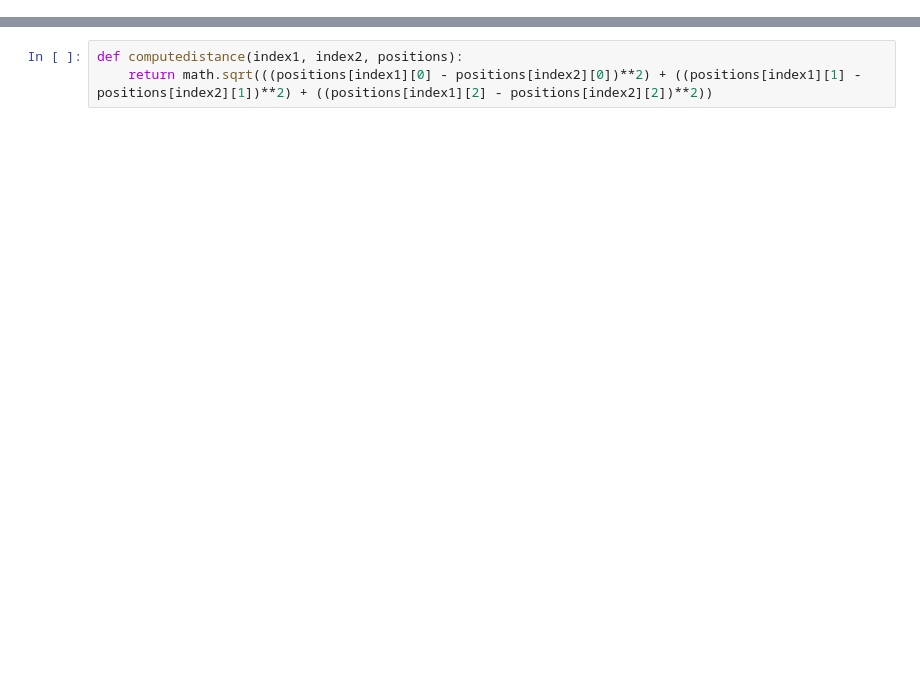
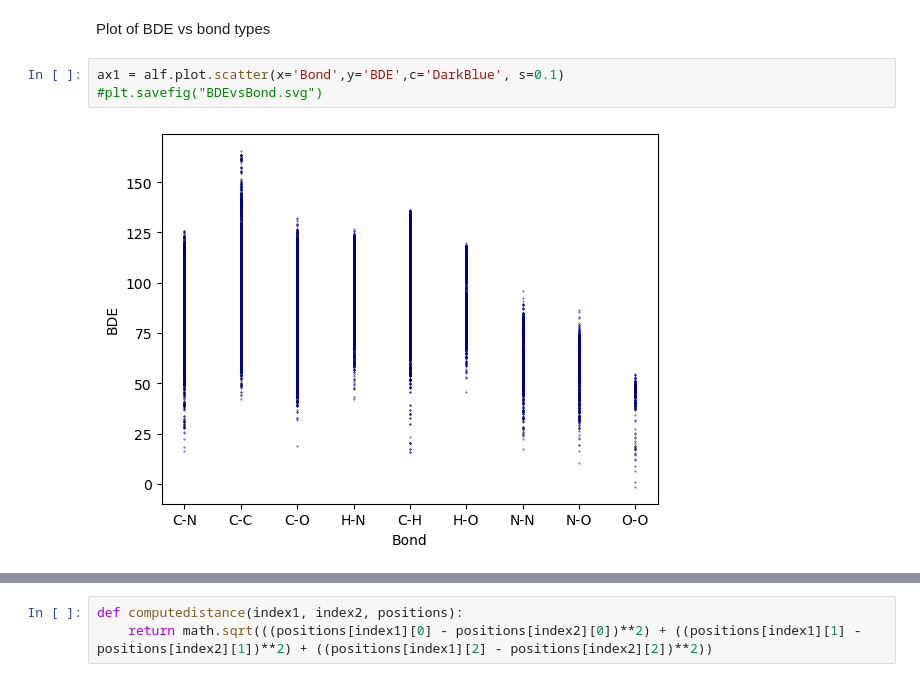
Before and after one commit to Max-Leach/GNNpredict, a Jupyter notebook: data_processing/test.ipynb, the cells around one changed output, grey strips where cells are left out. Saved outputs shown, nothing was run; the diff lists cells and outputs as text; blank space fills up the shorter version.

```diff
--- a/data_processing/test.ipynb
+++ b/data_processing/test.ipynb
@@ -82,0 +41,7 @@ Chem.rdMolDescriptors.CalcNumHeavyAtoms(mol2)
+# %% [markdown]
+Plot of BDE vs bond types
+# %%
+ax1 = alf.plot.scatter(x='Bond',y='BDE',c='DarkBlue', s=0.1)
+#plt.savefig("BDEvsBond.svg")
+# %% [output]
+[figure, added]
```
Also changed, not shown: parts of 52 cells of this notebook.
